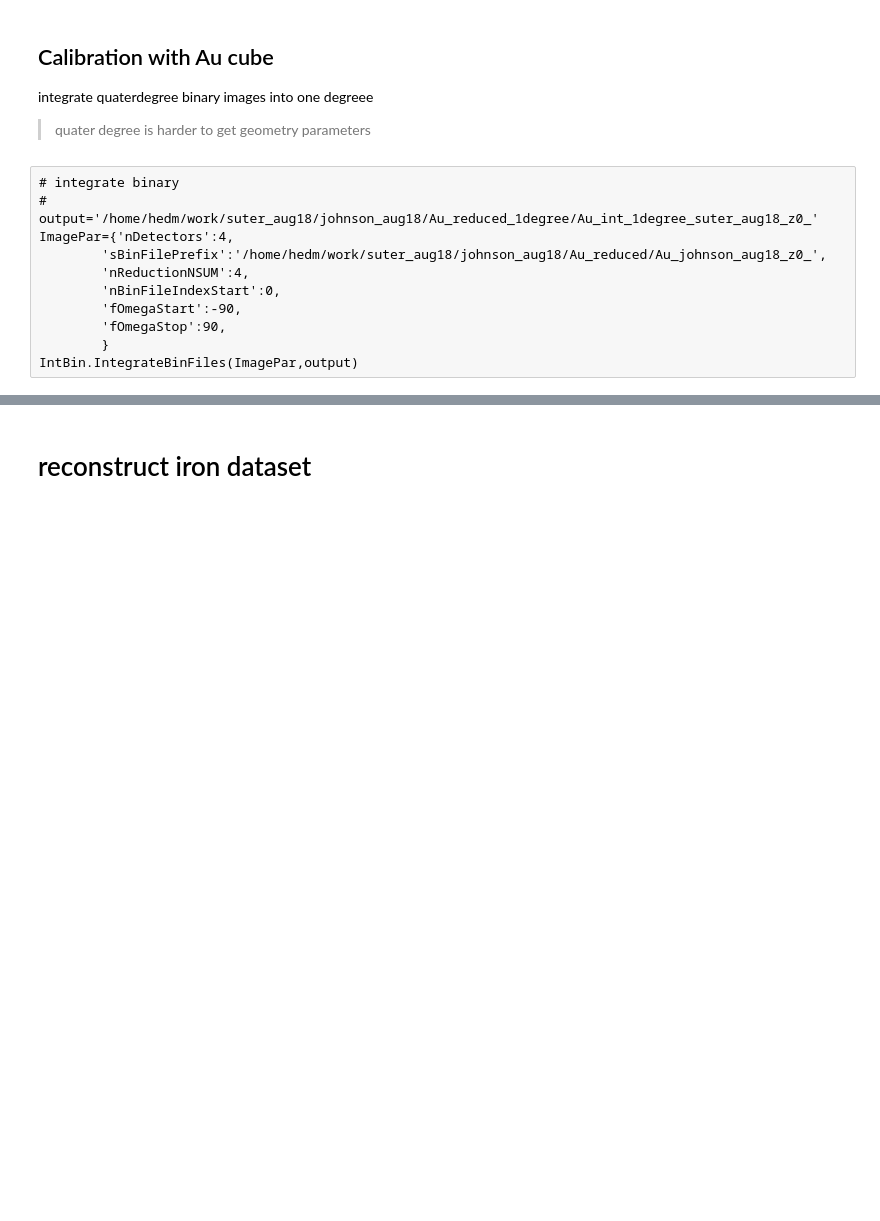
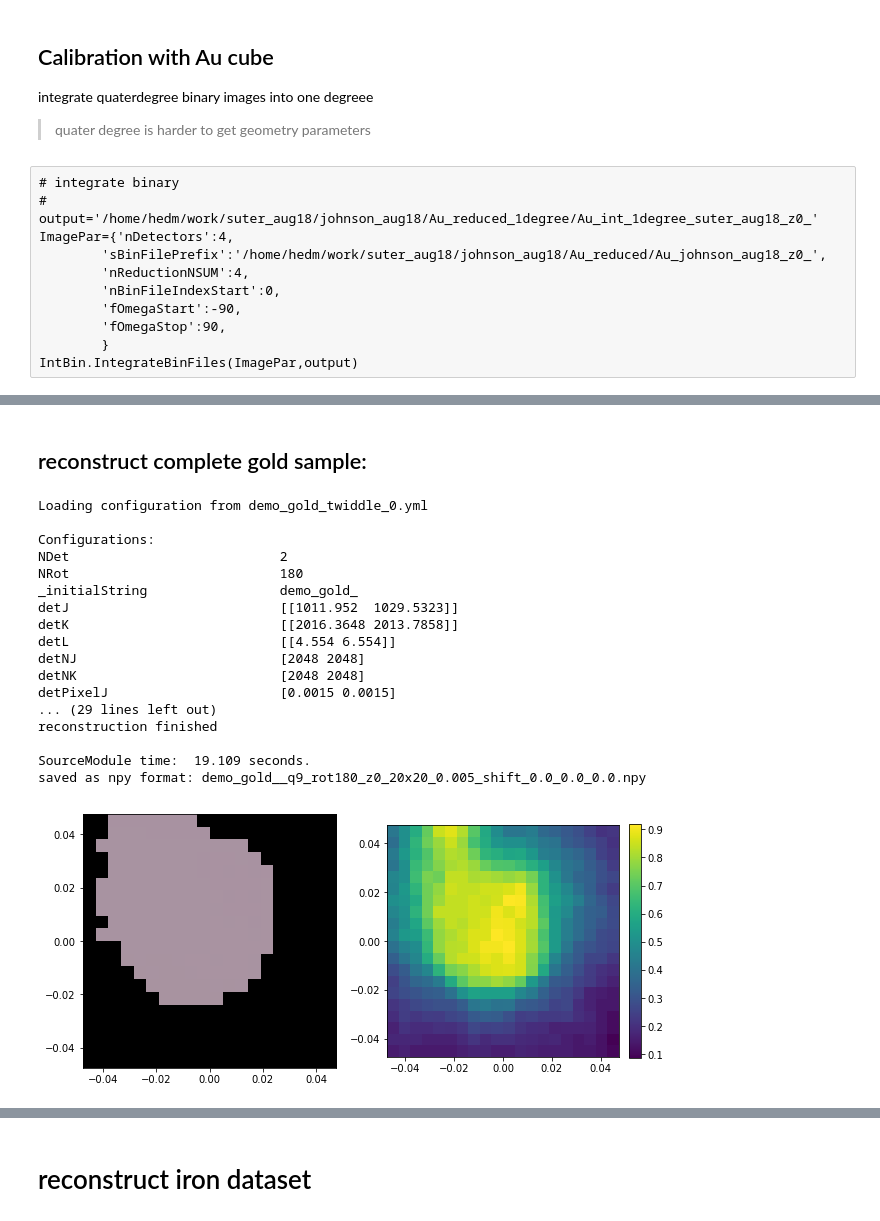
Before and after one commit to HeLiuCMU/HEXOMAP, a Jupyter notebook: demo_notebooks/Demo_Johnson_Aug18.ipynb, the cells around one changed output, grey strips where cells are left out. Drawn from its saved outputs; the diff is of its cells as text; code cells hidden in the pictures; blank space fills up the shorter version.

```diff
--- a/demo_notebooks/Demo_Johnson_Aug18.ipynb
+++ b/demo_notebooks/Demo_Johnson_Aug18.ipynb
@@ -111,7 +190,7 @@ print(c.detL, c.detJ, c.detK, c.detRot)
 c.save('demo_gold_twiddle_0.yml')
 
 ############ reconstruct and see result ############
-S.load_config(c, )
+S.load_config(c)
 S.serial_recon_multi_stage()
 
 ################ visualize result ##################
@@ -161,0 +266,30 @@ MicFileTool.plot_mic_and_conf(S.squareMicData, 0.85)
+# %% [markdown]
+## reconstruct complete gold sample:
+# %%
+c = config.Config().load('demo_gold_twiddle_0.yml')
+c.micsize = [20, 20]
+c.micVoxelSize = 0.005
+print(c)
+S.load_config(c)
+S.serial_recon_multi_stage()
+################# visualization #########################
+MicFileTool.plot_mic_and_conf(S.squareMicData, 0.5)  # show reconstruction result.
+# %% [output]
+Loading configuration from demo_gold_twiddle_0.yml
+
+Configurations:
+NDet                           2
+NRot                           180
+_initialString                 demo_gold_
+detJ                           [[1011.952  1029.5323]]
+detK                           [[2016.3648 2013.7858]]
+detL                           [[4.554 6.554]]
+detNJ                          [2048 2048]
+detNK                          [2048 2048]
+detPixelJ                      [0.0015 0.0015]
+... (29 lines left out)
+reconstruction finished
+
+SourceModule time:  19.109 seconds.
+saved as npy format: demo_gold__q9_rot180_z0_20x20_0.005_shift_0.0_0.0_0.0.npy
+[figure, added]
```
Also changed, not shown: parts of 16 cells of this notebook.
